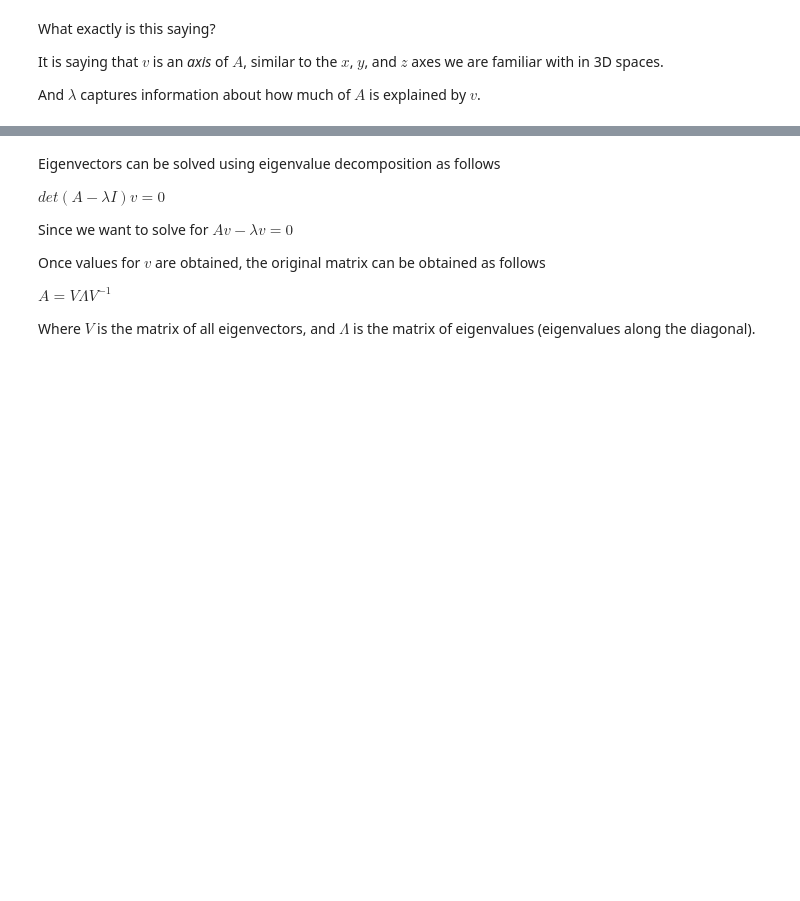
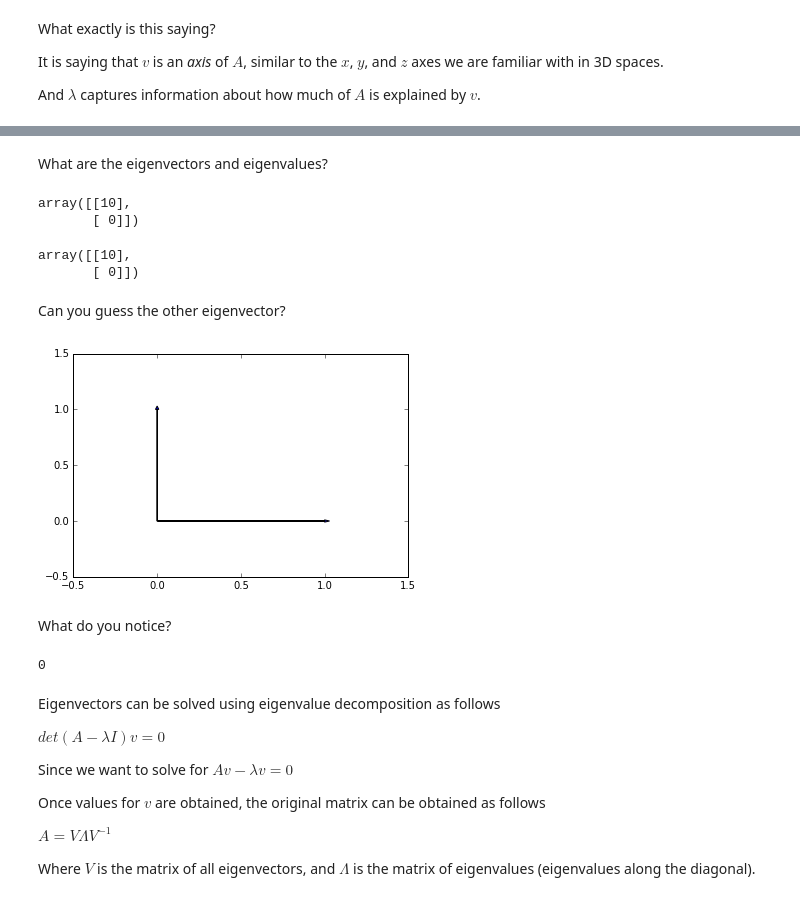
Before and after one commit to knightlab-analyses/intro-stats-2016, a Jupyter notebook: week4/week4-linear-algebra.ipynb, the cells around one changed output, grey strips where cells are left out. Drawn from its saved outputs; the diff is of its cells as text; code cells hidden in the pictures; blank space fills up the shorter version.

```diff
--- a/week4/week4-linear-algebra.ipynb
+++ b/week4/week4-linear-algebra.ipynb
@@ -105,3 +112,36 @@ And $\lambda$ captures information about how much of $A$ is explained by $v$.
+# %% [markdown]
+What are the eigenvectors and eigenvalues?
+# %%
+x1 = np.array([[1],
+               [0]])
+h = 10
+B.dot(x1)
+# %% [output]
+array([[10],
+       [ 0]])
+# %%
+h*x1
+# %% [output]
+array([[10],
+       [ 0]])
+# %% [markdown]
+Can you guess the other eigenvector?
+# %%
+x1 = np.array([1, 0])
+x2 = np.array([0, 1])
+# %%
+plt.arrow(0, 0, x1[0], x1[1])
+plt.arrow(0, 0, x2[0], x2[1])
+_ = plt.xlim([-0.5, 1.5])
+_ = plt.ylim([-0.5, 1.5])
+# %% [output]
+[figure, added]
+# %% [markdown]
+What do you notice?
+# %%
+x1.dot(x2)
+# %% [output]
+0
 # %% [markdown]
 Eigenvectors can be solved using eigenvalue decomposition as follows
 
```
Also changed, not shown: parts of 14 cells of this notebook, 1 other file.
